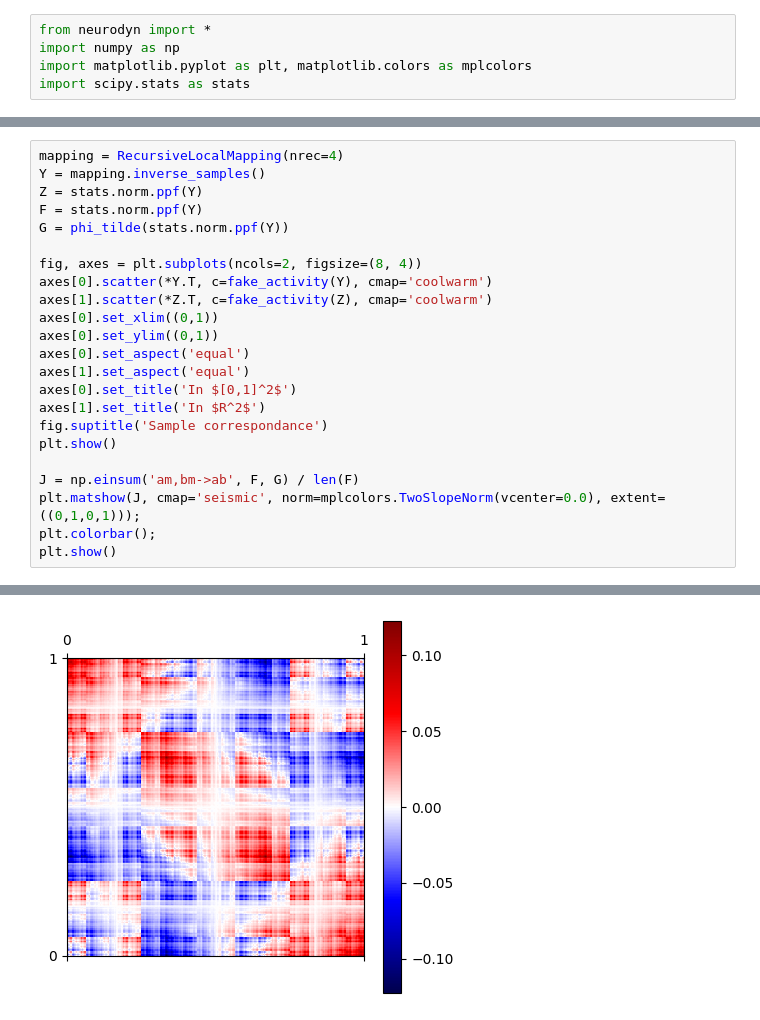
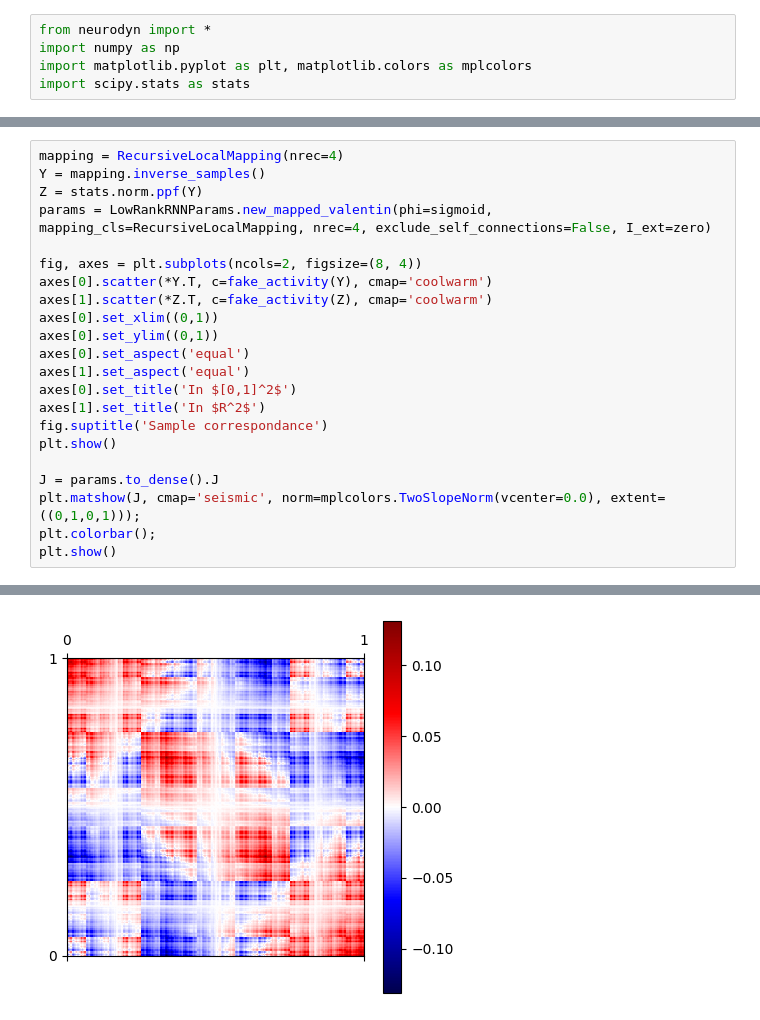
Before and after one commit to ninivert/lcnthesis, a Jupyter notebook: notebooks/uniform_sampling.ipynb, the cells around one changed output, grey strips where cells are left out. Saved outputs shown, nothing was run; the diff lists cells and outputs as text.

```diff
--- a/notebooks/uniform_sampling.ipynb
+++ b/notebooks/uniform_sampling.ipynb
@@ -21,26 +11,25 @@ def phi_tilde(z):
 # %%
 mapping = RecursiveLocalMapping(nrec=4)
 Y = mapping.inverse_samples()
 Z = stats.norm.ppf(Y)
-F = stats.norm.ppf(Y)
-G = phi_tilde(stats.norm.ppf(Y))
+params = LowRankRNNParams.new_mapped_valentin(phi=sigmoid, mapping_cls=RecursiveLocalMapping, nrec=4, exclude_self_connections=False, I_ext=zero)
 
 fig, axes = plt.subplots(ncols=2, figsize=(8, 4))
 axes[0].scatter(*Y.T, c=fake_activity(Y), cmap='coolwarm')
 axes[1].scatter(*Z.T, c=fake_activity(Z), cmap='coolwarm')
 axes[0].set_xlim((0,1))
 axes[0].set_ylim((0,1))
 axes[0].set_aspect('equal')
 axes[1].set_aspect('equal')
 axes[0].set_title('In $[0,1]^2$')
 axes[1].set_title('In $R^2$')
 fig.suptitle('Sample correspondance')
 plt.show()
 
-J = np.einsum('am,bm->ab', F, G) / len(F)
+J = params.to_dense().J
 plt.matshow(J, cmap='seismic', norm=mplcolors.TwoSlopeNorm(vcenter=0.0), extent=((0,1,0,1)));
 plt.colorbar();
 plt.show()
 # %% [output]
 [figure]
-[figure, old version]
+[figure, new version]
```
Also changed, not shown: parts of 5 cells of this notebook, 2 other files.
